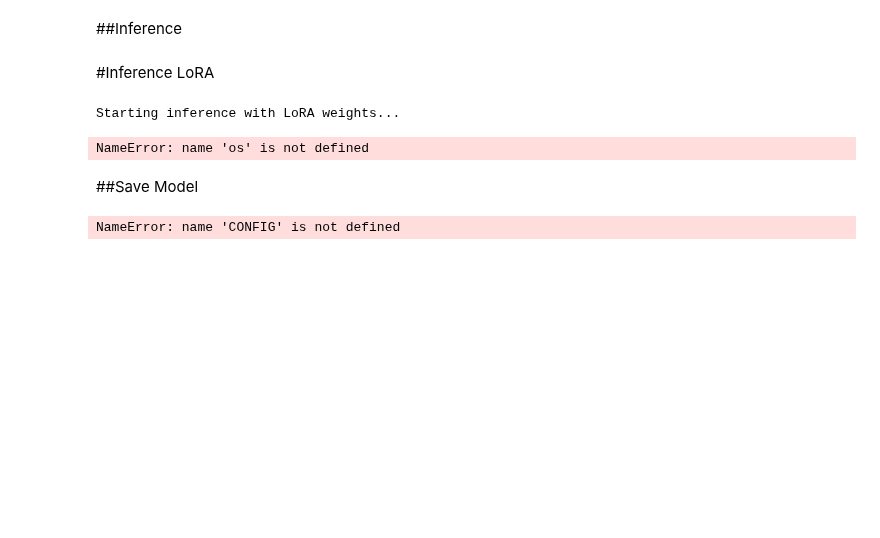
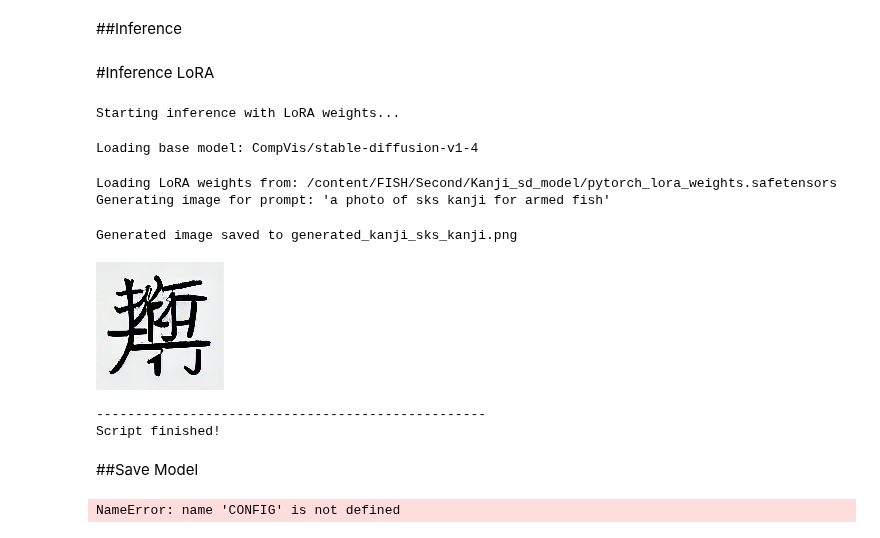
Before and after one commit to asta3002/FISH, a Jupyter notebook: Second/FISH_Second_Data_processsing.ipynb, the cells around one changed output. Saved outputs shown, nothing was run; the diff lists cells and outputs as text; code cells hidden in the pictures; blank space fills up the shorter version.

```diff
--- a/Second/FISH_Second_Data_processsing.ipynb
+++ b/Second/FISH_Second_Data_processsing.ipynb
@@ -1448,7 +1407,7 @@ def infer_kanji_image_lora(
 # --- Inference with LoRA Weights ---
 print("Starting inference with LoRA weights...")
 
-lora_weights_filename = "pytorch_lora.safetensors" # This is the default output filename
+lora_weights_filename = "pytorch_lora_weights.safetensors" # This is the default output filename
 final_lora_path = os.path.join(OUTPUT_DIR, lora_weights_filename)
 
 # Verify the file exists (it might be in a subdir like 'checkpoint-xxxx')
@@ -1466,23 +1425,30 @@ if not os.path.exists(final_lora_path):
         exit() # Exit if no weights are found
 # %% [output]
 Starting inference with LoRA weights...
-NameError: name 'os' is not defined
 # %%
 # For DreamBooth, the prompt should primarily use your instance token to generate the learned concept.
     # If you want to generate a *specific* Kanji, you'd need to train DreamBooth on *each* Kanji separately
     # or use a more complex setup like text-to-image with ControlNet (out of scope for this task).
     # For now, this will generate a generic Kanji character that the model learned.
-    inference_prompt_kanji = f"a photo of {INSTANCE_TOKEN}"
+inference_prompt_kanji = f"a photo of {INSTANCE_TOKEN} for armed fish"
 
-    infer_kanji_image_lora(
-        base_model_name=MODEL_NAME,
-        lora_weights_path=final_lora_path,
-        prompt=inference_prompt_kanji,
-        output_image_path=f"generated_kanji_{INSTANCE_TOKEN.replace(' ', '_')}.png"
-    )
+infer_kanji_image_lora(
+    base_model_name=MODEL_NAME,
+    lora_weights_path=final_lora_path,
+    prompt=inference_prompt_kanji,
+    output_image_path=f"generated_kanji_{INSTANCE_TOKEN.replace(' ', '_')}.png"
+)
 
-    print("-" * 50)
-    print("Script finished!")
+print("-" * 50)
+print("Script finished!")
+# %% [output]
+Loading base model: CompVis/stable-diffusion-v1-4
+Loading LoRA weights from: /content/FISH/Second/Kanji_sd_model/pytorch_lora_weights.safetensors
+Generating image for prompt: 'a photo of sks kanji for armed fish'
+Generated image saved to generated_kanji_sks_kanji.png
+[figure, added]
+--------------------------------------------------
+Script finished!
 # %% [markdown]
 ##Save Model
 # %%
```
Also changed, not shown: parts of 8 cells of this notebook.
